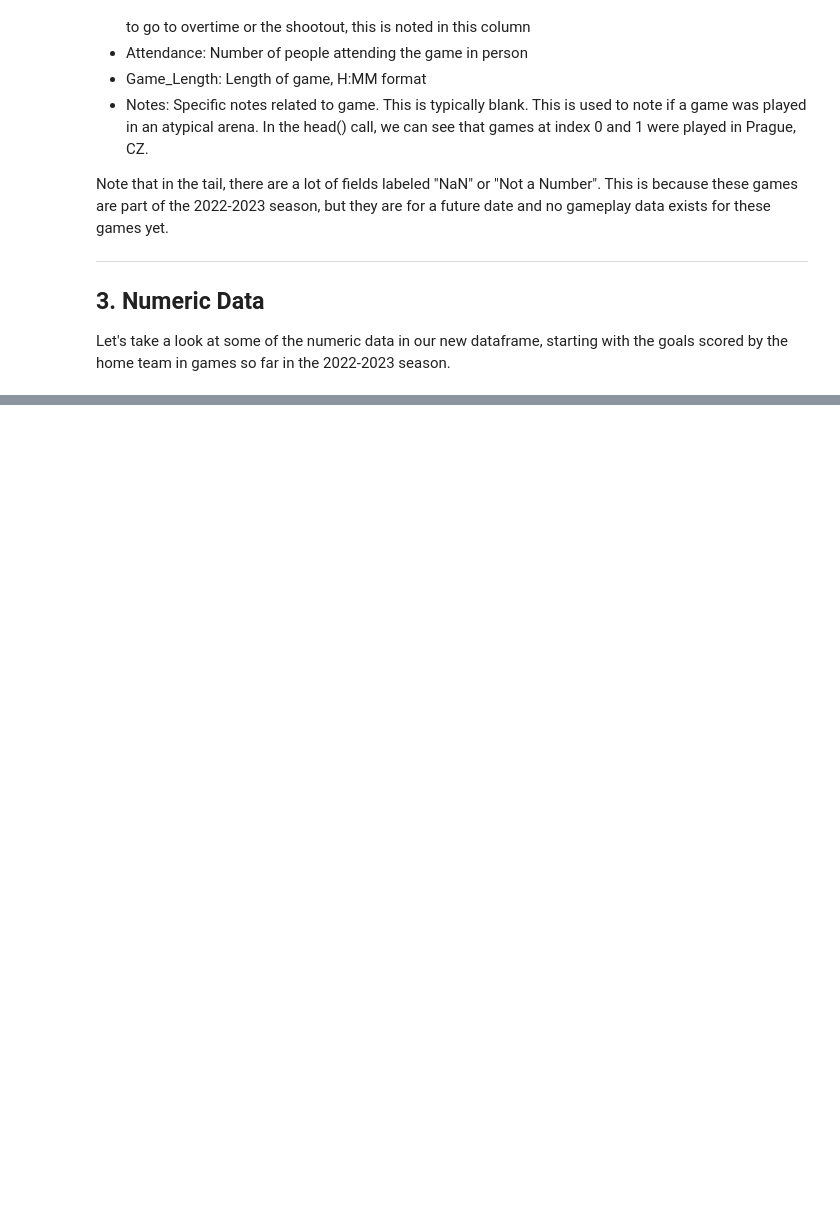
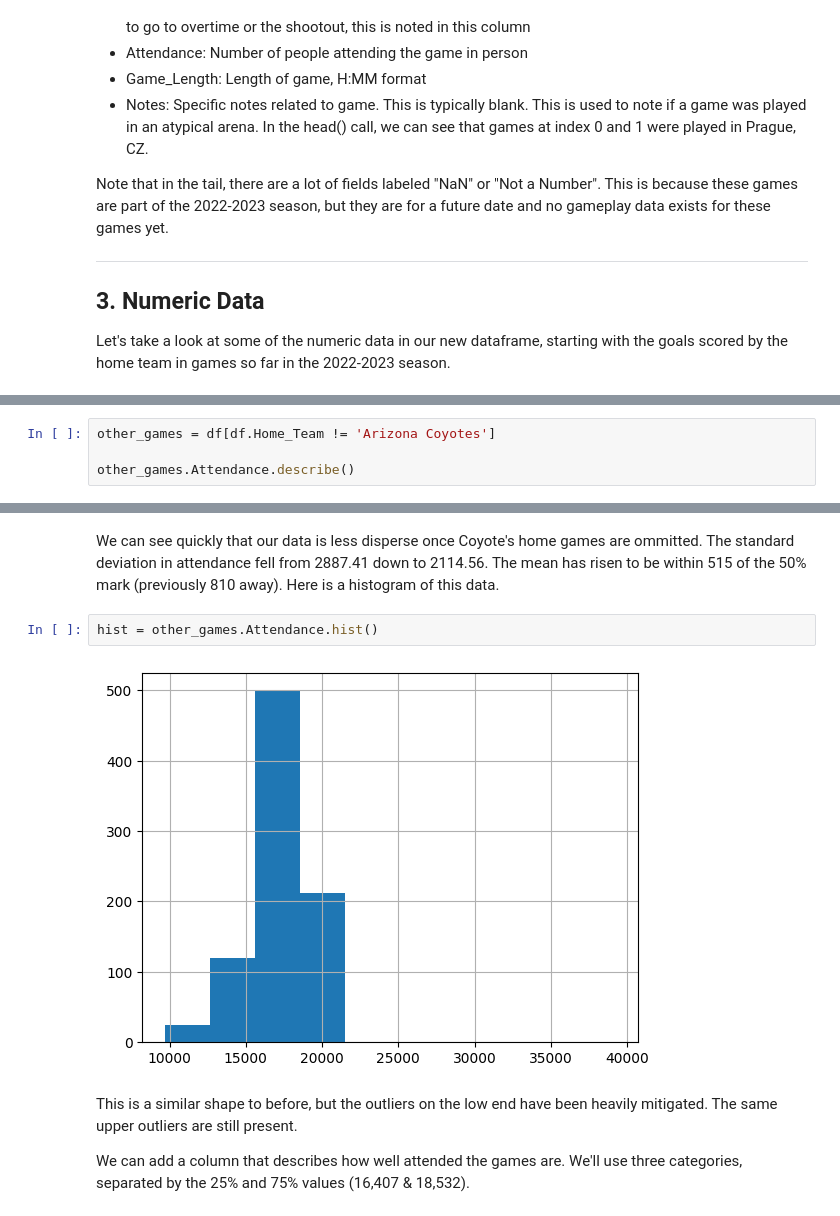
Before and after one commit to tgormly/datafun-06-projects, a Jupyter notebook: Task3.ipynb, the cells around one changed output, grey strips where cells are left out. Cells and saved outputs as stored; diff of their text form; blank space fills up the shorter version.

```diff
--- a/Task3.ipynb
+++ b/Task3.ipynb
@@ -131,0 +176,4 @@ TODO:
+# %%
+other_games = df[df.Home_Team != 'Arizona Coyotes']
+
+other_games.Attendance.describe()
@@ -131,0 +190,10 @@ TODO:
+# %% [markdown]
+We can see quickly that our data is less disperse once Coyote's home games are ommitted.  The standard deviation in attendance fell from 2887.41 down to 2114.56.  The mean has risen to be within 515 of the 50% mark (previously 810 away).  Here is a histogram of this data.
+# %%
+hist = other_games.Attendance.hist()
+# %% [output]
+[figure, added]
+# %% [markdown]
+This is a similar shape to before, but the outliers on the low end have been heavily mitigated.  The same upper outliers are still present.
+
+We can add a column that describes how well attended the games are.  We'll use three categories, separated by the 25% and 75% values (16,407 & 18,532).
```
Also changed, not shown: parts of 31 cells of this notebook, 1 other file.
